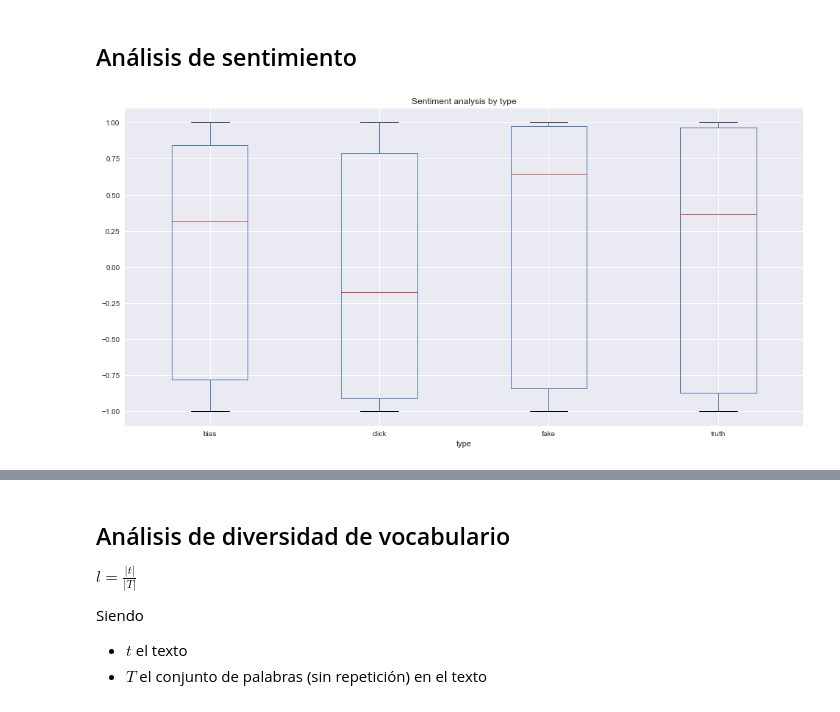
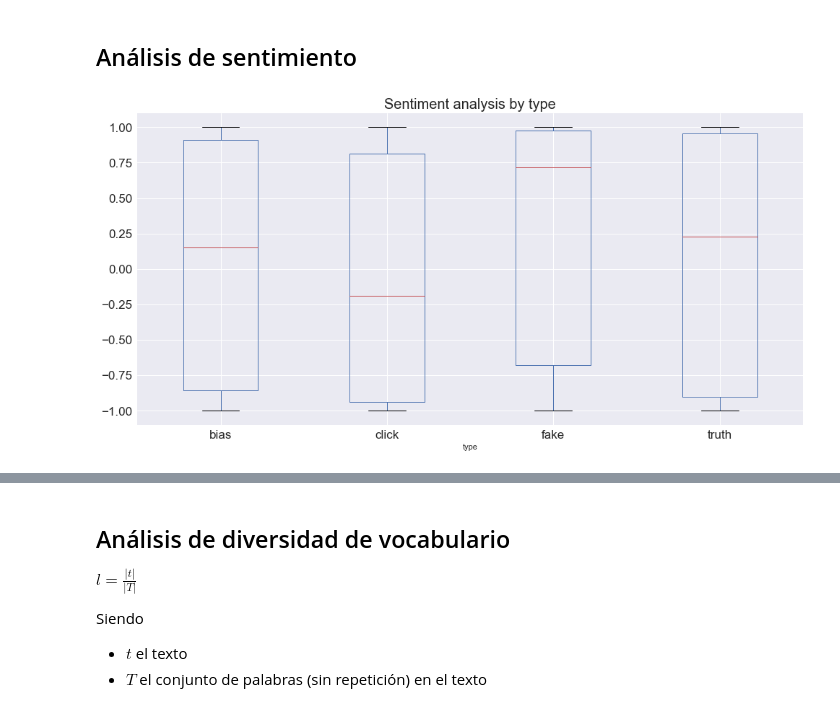
Before and after one commit to AIRLegend/fakenews, a Jupyter notebook: notebooks/data_analysis/Data_analysis-FNC.ipynb, the cells around one changed output, grey strips where cells are left out. Saved outputs shown, nothing was run; the diff lists cells and outputs as text; code cells hidden in the pictures.

Commit message:
Added more plots to FNC analysis.

```diff
--- a/notebooks/data_analysis/Data_analysis-FNC.ipynb
+++ b/notebooks/data_analysis/Data_analysis-FNC.ipynb
@@ -65,7 +65,7 @@ La versión usada en este trabajo tiene **8.529.194 entradas** y pesa **27GB**
 # %% [markdown]
 ### Cargamos las primeras 20.000 filas del dataset.
 # %%
-news = pd.read_csv('../../data/news_sampled.csv', nrows=20000)
+news = pd.read_csv('../../data/news_sampled.csv', nrows=90000)
 #Select only relevant columns
 news = news[['type', 'content', 'title']]
 #Remove columns with NaNs
@@ -76,7 +76,8 @@ news = news.dropna()
 def convert_tag(tag):
     """Convierte un tag a uno de tres grupos (fake, truth, clickbait)"""
     new_tag = None
-    fake = set(['conspiracy', 'junksci', 'rumor', 'unknown', 'satire', 'hate', 'unreliable', 'fake'])
+    #fake = set(['conspiracy', 'junksci', 'rumor', 'unknown', 'satire', 'hate', 'unreliable', 'fake'])
+    fake = set(['fake'])
     truth = set(['reliable', 'political'])
     click = set(['clickbait'])
     bias = set(['bias'])
@@ -1049,9 +1077,9 @@ def classify_sentiment(text):
 news['sent'] = news.swifter.apply(lambda r: classify_sentiment(r['content']), axis=1)
 # %%
 fig, ax = plt.subplots(1,1, figsize=(16,8))
-news.boxplot(column=['sent'], by='type', ax=ax, showfliers=False)
-ax.set_title("Sentiment analysis by type")
+news.boxplot(column=['sent'], by='type', ax=ax, showfliers=False, fontsize=17)
+ax.set_title("Sentiment analysis by type", fontsize=20)
 fig.suptitle("")
 plt.show()
 # %% [output]
-[figure, old version]
+[figure, new version]
```
Also changed, not shown: parts of 31 cells of this notebook.
